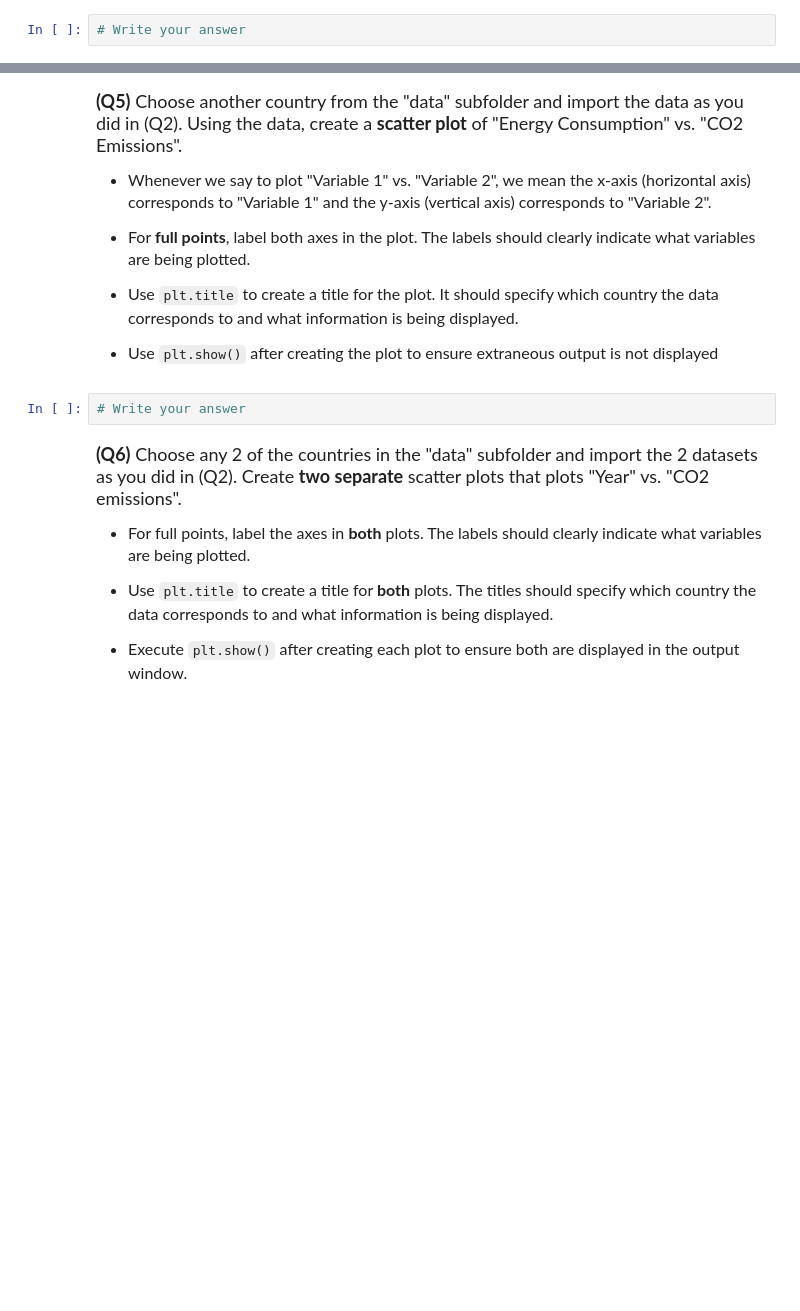
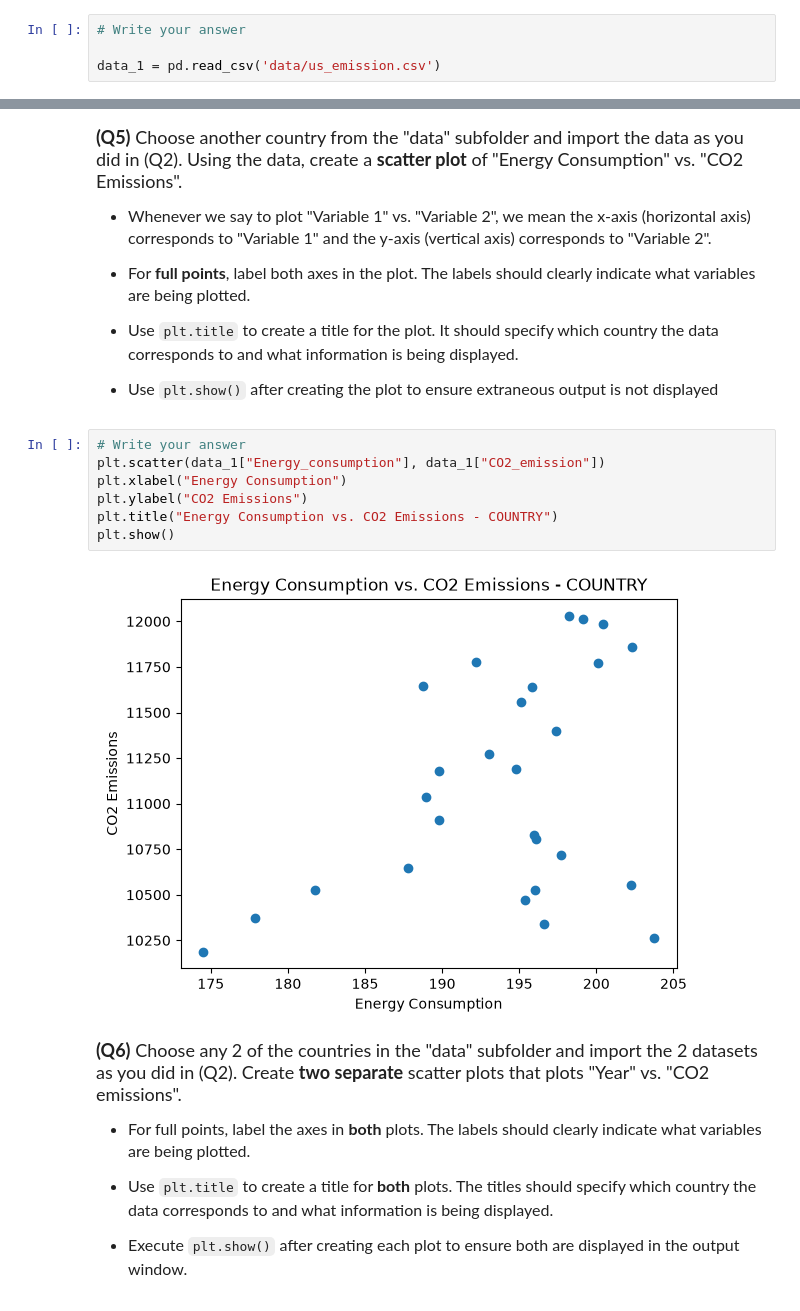
Before and after one commit to Ranbirrrr07/datasci151fall2026, a Jupyter notebook: _assignments/assignment_2/Assignment2.ipynb, the cells around one changed output, grey strips where cells are left out. Saved outputs shown, nothing was run; the diff lists cells and outputs as text; blank space fills up the shorter version.

```diff
--- a/_assignments/assignment_2/Assignment2.ipynb
+++ b/_assignments/assignment_2/Assignment2.ipynb
@@ -30,6 +32,8 @@ Complete the code cells in this Jupyter notebook, and submit the final .ipynb no
 - For reference, all the files in the "data" subfolder was taken from the following source:[Kaggle: Countries CO2 Emission and more...](https://www.kaggle.com/datasets/lobosi/c02-emission-by-countrys-grouth-and-population)
 # %%
 # Write your answer
+
+data_1 = pd.read_csv('data/us_emission.csv')
 # %% [markdown]
 <font size = "4">
 
@@ -97,8 +123,15 @@ us_emissions["CO2_emission"].describe()
 - Use `plt.title` to create a title for the plot. It should specify which country the data corresponds to and what information is being displayed.
 
 - Use `plt.show()` after creating the plot to ensure extraneous output is not displayed
-# %%
-# Write your answer
+# %%
+# Write your answer
+plt.scatter(data_1["Energy_consumption"], data_1["CO2_emission"])
+plt.xlabel("Energy Consumption")
+plt.ylabel("CO2 Emissions")
+plt.title("Energy Consumption vs. CO2 Emissions - COUNTRY")
+plt.show()
+# %% [output]
+[figure, added]
 # %% [markdown]
 <font size = "4">
 
```
Also changed, not shown: parts of 6 cells of this notebook, 13 other files.
